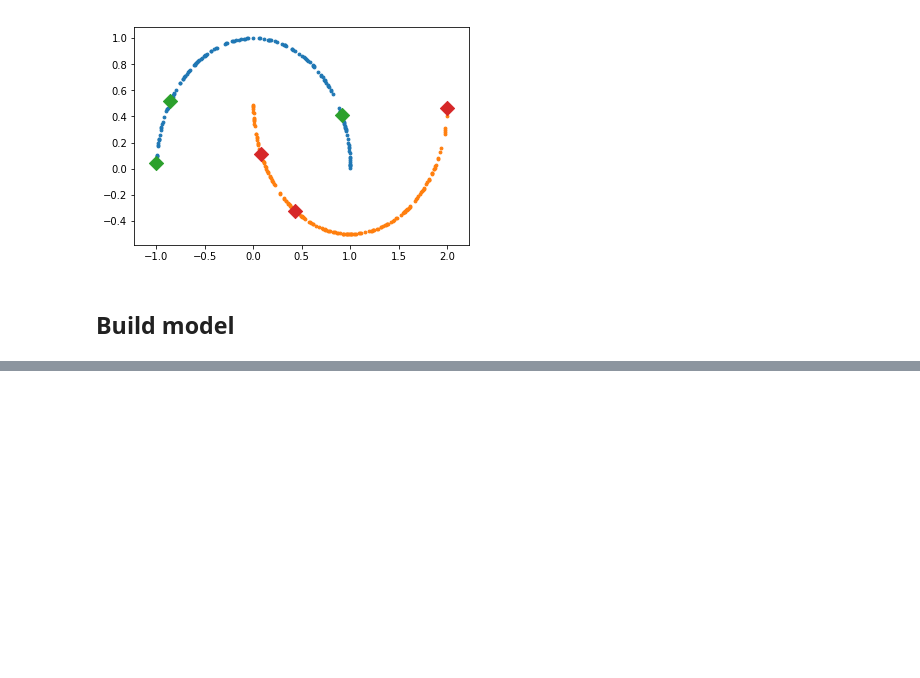
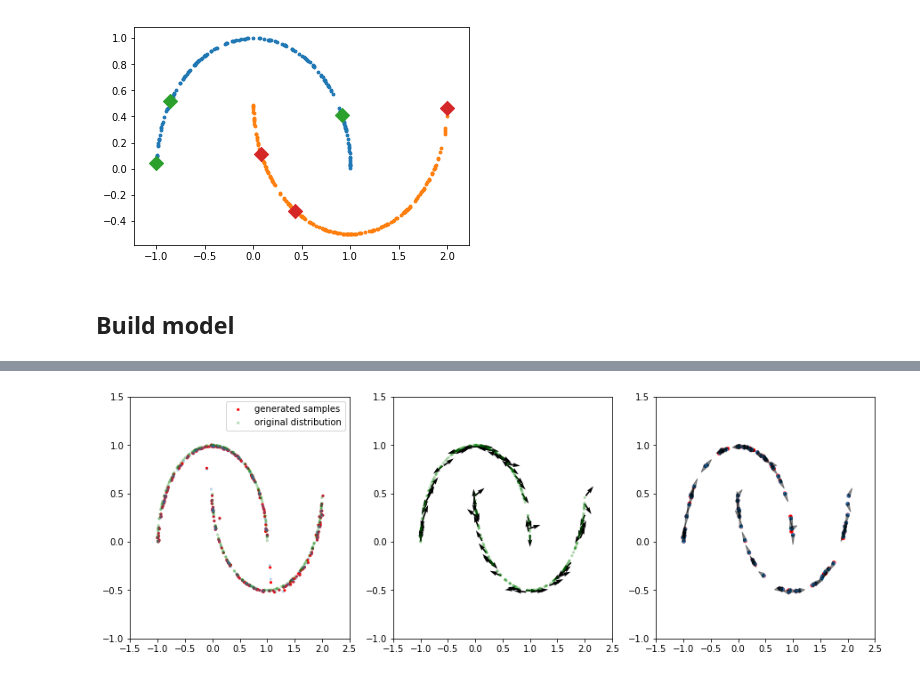
Before and after one commit to bruno-31/toy_ssl, a Jupyter notebook: gan-ssl.ipynb, the cells around one changed output, grey strips where cells are left out. Cells and saved outputs as stored; diff of their text form; code cells hidden in the pictures; blank space fills up the shorter version.

```diff
--- a/gan-ssl.ipynb
+++ b/gan-ssl.ipynb
@@ -193,21 +170,3 @@ prediction = utils.prediction(logits)
 # %%
 sess = tf.InteractiveSession()
 sess.run(tf.global_variables_initializer())
-# %%
-fs = []
-frames = []
-np_samples = []
-n_batches_viz = 10
-viz_every = params['viz_every']
-for i in tqdm(range(params['max_iter']+1)):
-    f, _= sess.run([[loss], train_op])
-
-    fs.append(f)
-    if (i) % viz_every == 0:
-        np_samples.append(np.vstack([sess.run(samples) for _ in range(n_batches_viz)]))
-        xx, yy = sess.run([samples, data])
-        fig = figure(figsize=(5,5))
-        scatter(xx[:, 0], xx[:, 1], edgecolor='none',s=10)
-        scatter(yy[:, 0], yy[:, 1], c='g', edgecolor='none',s=10)
-        axis('off')
-        show()
@@ -215,0 +173,71 @@ for i in tqdm(range(params['max_iter']+1)):
+# %%
+fs = []
+frames = []
+np_samples = []
+n_batches_viz = 1
+viz_every = params['viz_every']
+n_quiver = 80
+
+yy = np.vstack([sess.run(data) for _ in range(n_batches_viz)])
+
+for i in tqdm(range(params['max_iter']+1)):
+    f, _= sess.run([[loss], train_op])
+
+    fs.append(f)
+    if (i) % viz_every == 0:
+        gen_samples, gen_samples_pert = sess.run([samples,samples_perturb])
+#         np_samples.append(gen_samples)
+#         gen_samples_pert = np.vstack([sess.run(samples_perturb) for _ in range(n_batches_viz)])
+#         np_samples.append(gen_samples_pert)
+#         xx, yy = sess.run([samples, data])
+
+        xx = gen_samples
+        zz = gen_samples_pert
+#         fig = plt.figure(figsize=(5,5))
+#         plt.scatter(xx[:, 0], xx[:, 1], edgecolor='none',s=10)
+#         plt.scatter(yy[:, 0], yy[:, 1], c='g', edgecolor='none',s=10)
+#         plt.scatter(zz[:, 0], zz[:, 1], edgecolor='none',s=15)
+#         plt.axis('off')
+#         plt.show()
+
+
+        uu = zz - xx
+        norm = np.linalg.norm(uu,axis=1,keepdims=1)
+        uu_n = uu / (norm * np.ones([1,2]))
+        fig = plt.figure(figsize=(15,5))
+        plt.subplot(131)
+        plt.scatter(xx[:, 0], xx[:, 1], edgecolor='none',s=10,c='r')
+        plt.scatter(yy[:, 0], yy[:, 1], c='g', edgecolor='none',s=10,alpha = 0.3)
+        plt.scatter(zz[:, 0], zz[:, 1], edgecolor='none',s=10,alpha = 0.3)
+        plt.xlim([-1.5,2.5]);plt.ylim([-1,1.5])
+        plt.legend(['generated samples','original distribution'])
+#         plt.axis('off')
+#         print(uu_n)
+        plt.subplot(132)
+        plt.quiver(xx[:n_quiver, 0], xx[:n_quiver, 1],  uu_n[:n_quiver,0], uu_n[:n_quiver,1])
+#         plt.quiver(xx[:, 0], xx[:, 1],  np.ones_like(xx[:, 0]), np.ones_like(xx[:, 0]))
+        plt.scatter(yy[:, 0], yy[:, 1], c='g', edgecolor='none',s=10,alpha = 0.3)
+
+
+        plt.xlim([-1.5,2.5]);plt.ylim([-1,1.5])
+#         plt.axis('off')
+
+#         plt.subplot(133)
+#         plt.quiver(xx[:n_quiver, 0], xx[:n_quiver, 1],  uu[:n_quiver,0], uu[:n_quiver,1])
+#         plt.xlim([-1.5,2.5]);plt.ylim([-1,1.5])
+#         plt.scatter(yy[:, 0], yy[:, 1], c='g', edgecolor='none',s=10,alpha = 0.3)
+
+
+
+        plt.subplot(133)
+#         plt.quiver(xx[:n_quiver, 0], xx[:n_quiver, 1],  uu[:n_quiver,0], uu[:n_quiver,1],alpha=0.4)
+        plt.xlim([-1.5,2.5]);plt.ylim([-1,1.5])
+        plt.scatter(xx[:n_quiver, 0], xx[:n_quiver, 1], edgecolor='none',s=20,c='r')
+        plt.scatter(zz[:n_quiver, 0], zz[:n_quiver, 1], edgecolor='none',s=20)
+#         plt.axis('off')
+#         for i in range(xx.shape[0]):
+        for i in range(n_quiver):
+            plt.arrow(xx[i,0], xx[i,1], uu[i,0], uu[i,1], head_width=0.05, head_length=0.1, fc='k', ec='k',alpha=0.4,color='r')
+
+        plt.show()
+# %% [output]
@@ -215,0 +245 @@ for i in tqdm(range(params['max_iter']+1)):
+[figure, added]
```
Also changed, not shown: parts of 11 cells of this notebook, 1 other file.
